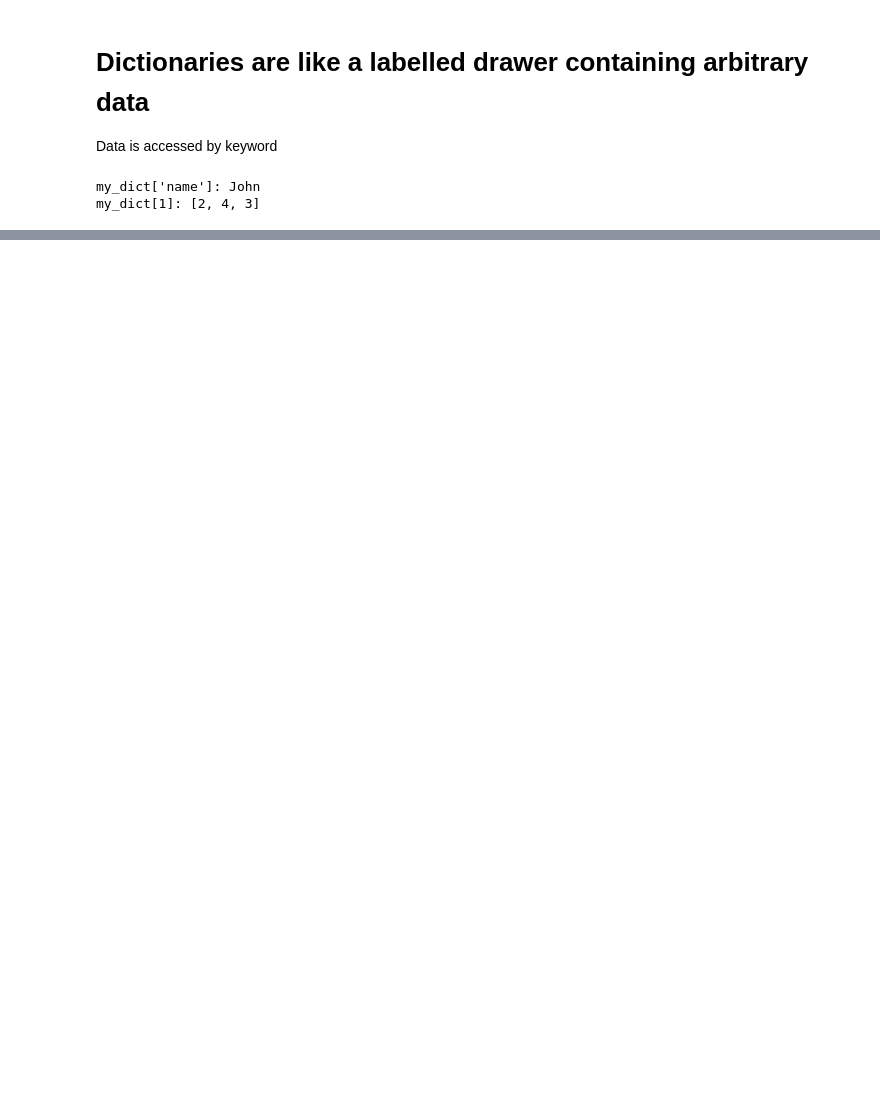
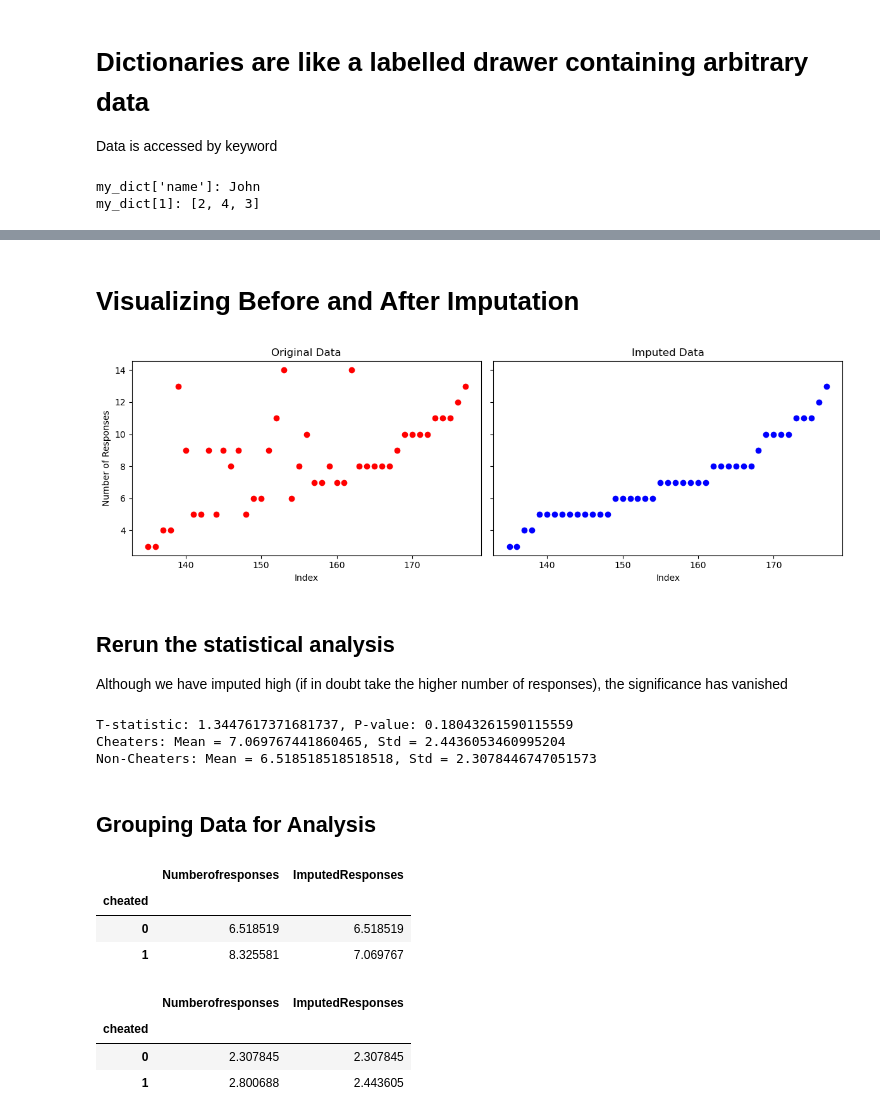
Before and after one commit to Niolon/DataAnalysisPython, a Jupyter notebook: Presentations/04_pandas.ipynb, the cells around one changed output, grey strips where cells are left out. Cells and saved outputs as stored; diff of their text form; code cells hidden in the pictures; blank space fills up the shorter version.

```diff
--- a/Presentations/04_pandas.ipynb
+++ b/Presentations/04_pandas.ipynb
@@ -233,0 +390,8 @@ data
+# %%
+
+# Create a new DataFrame with only necessary columns
+df_work = df[['cheated', 'Numberofresponses']].copy()
+
+# Display the new DataFrame to confirm selection
+print("Data ready for analysis:")
+df_work.head()
@@ -233,0 +412,4 @@ data
+# %%
+# Select cheaters
+cheaters = df_work[df_work['cheated'] == 1]
+cheaters.head()
@@ -233,0 +500,60 @@ data
+# %% [markdown]
+# Visualizing Before and After Imputation
+# %%
+fig, (ax1, ax2) = plt.subplots(1, 2, figsize=(12, 4), sharey=True)
+
+# Original Data
+ax1.scatter(cheaters.index, cheaters['Numberofresponses'], color='red')
+ax1.set_title('Original Data')
+ax1.set_xlabel('Index')
+ax1.set_ylabel('Number of Responses')
+
+# Imputed Data
+ax2.scatter(cheaters.index, cheaters['ImputedResponses'], color='blue')
+ax2.set_title('Imputed Data')
+ax2.set_xlabel('Index')
+
+plt.tight_layout()
+plt.show()
+# %% [output]
+[figure, added]
+# %% [markdown]
+## Rerun the statistical analysis
+Although we have imputed high (if in doubt take the higher number of responses), the significance has vanished
+# %%
+cheaters = df_work[df_work['cheated'] == 1]
+non_cheaters = df_work[df_work['cheated'] == 0]
+t_stat, p_value = ttest_ind(cheaters['ImputedResponses'], non_cheaters['ImputedResponses'])
+
+print(f"T-statistic: {t_stat}, P-value: {p_value}")
+
+# calculate the mean and std of number of responses for cheaters and non-cheaters
+cheaters_mean = cheaters['ImputedResponses'].mean()
+cheaters_std = cheaters['ImputedResponses'].std()
+non_cheaters_mean = non_cheaters['ImputedResponses'].mean()
+non_cheaters_std = non_cheaters['ImputedResponses'].std()
+
+print(f"Cheaters: Mean = {cheaters_mean}, Std = {cheaters_std}")
+print(f"Non-Cheaters: Mean = {non_cheaters_mean}, Std = {non_cheaters_std}")
+# %% [output]
+T-statistic: 1.3447617371681737, P-value: 0.18043261590115559
+Cheaters: Mean = 7.069767441860465, Std = 2.4436053460995204
+Non-Cheaters: Mean = 6.518518518518518, Std = 2.3078446747051573
+# %% [markdown]
+## Grouping Data for Analysis
+# %%
+grouped_data = df_work.groupby('cheated').mean()
+grouped_data
+# %% [output]
+|  | Numberofresponses | ImputedResponses |
+| cheated |  |  |
+| 0 | 6.518519 | 6.518519 |
+| 1 | 8.325581 | 7.069767 |
+# %%
+grouped_data = df_work.groupby('cheated').std()
+grouped_data
+# %% [output]
+|  | Numberofresponses | ImputedResponses |
+| cheated |  |  |
+| 0 | 2.307845 | 2.307845 |
+| 1 | 2.800688 | 2.443605 |
```
Also changed, not shown: parts of 93 cells of this notebook, 6 other files.
